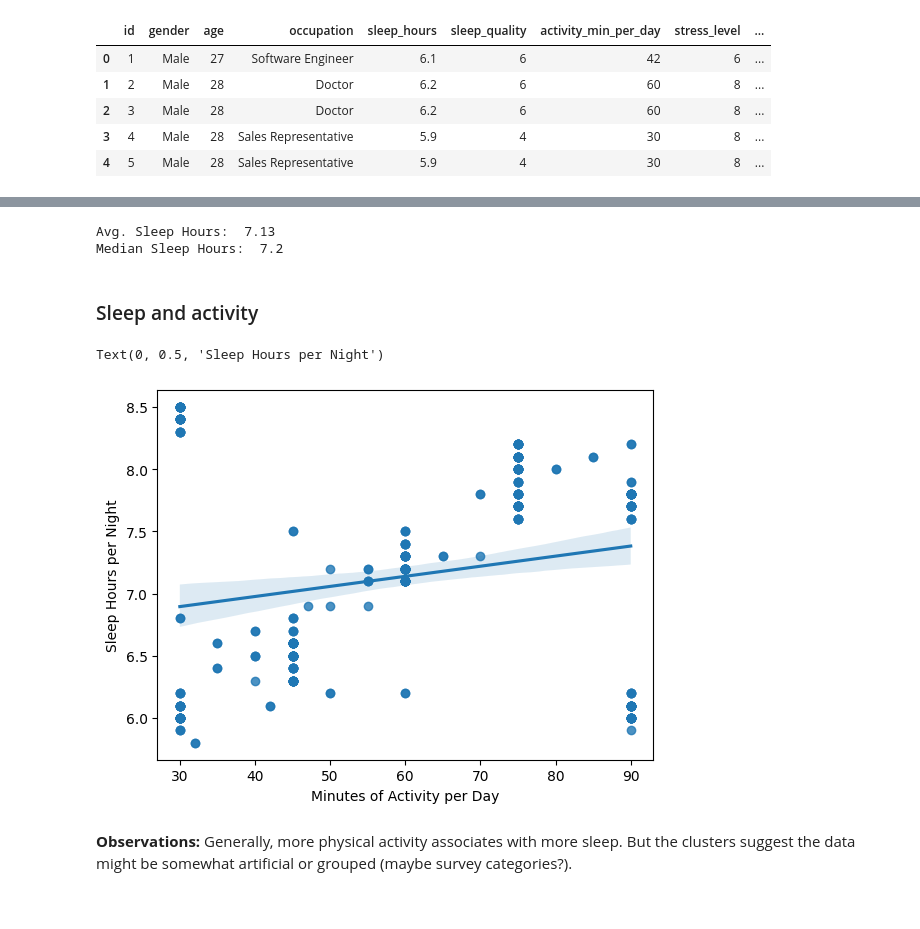
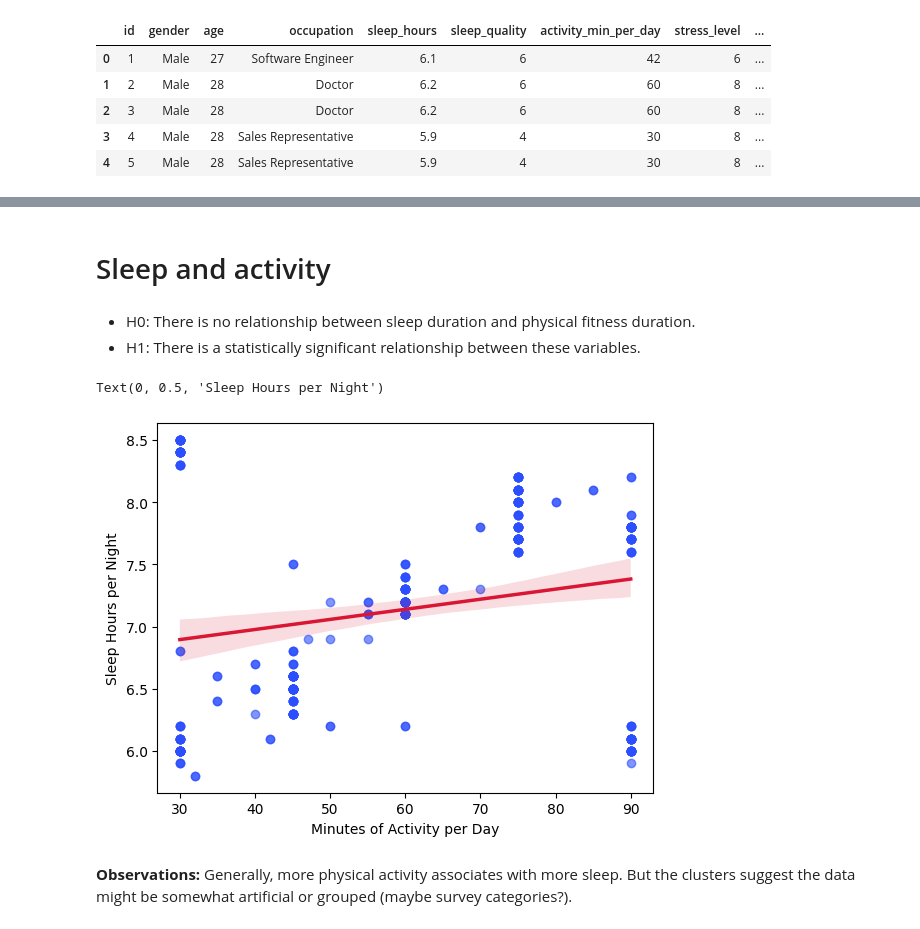
Before and after one commit to chandlershortlidge/sleep-heath-analysis, a Jupyter notebook: main.ipynb, the cells around one changed output, grey strips where cells are left out. Cells and saved outputs as stored; diff of their text form; code cells hidden in the pictures.

```diff
--- a/main.ipynb
+++ b/main.ipynb
@@ -96,23 +70,21 @@ plt.show()
-# %%
-print("Avg. Sleep Hours: ", str(health.sleep_hours.mean().round(2)))
-print("Median Sleep Hours: ", str(health.sleep_hours.median().round(2)))
-# %% [output]
-Avg. Sleep Hours:  7.13
-Median Sleep Hours:  7.2
 # %% [markdown]
-### Sleep and activity
+# Sleep and activity
+# %% [markdown]
+- H0: There is no relationship between sleep duration and physical fitness duration.
+- H1: There is a statistically significant relationship between these variables.
 # %%
 sns.regplot(
     data=health,
     x="activity_min_per_day",
-    y="sleep_hours"
-
+    y="sleep_hours",
+    scatter_kws={'color': "#2b4efe", 'alpha': 0.6},
+    line_kws={'color': "#d91735", 'linewidth': 2.5}
 )
 plt.xlabel("Minutes of Activity per Day")
 plt.ylabel("Sleep Hours per Night")
 # %% [output]
 Text(0, 0.5, 'Sleep Hours per Night')
-[figure, old version]
+[figure, new version]
 # %% [markdown]
 **Observations:**
 Generally, more physical activity associates with more sleep. But the clusters suggest the data might be somewhat artificial or grouped (maybe survey categories?).
```
Also changed, not shown: parts of 35 cells of this notebook.
